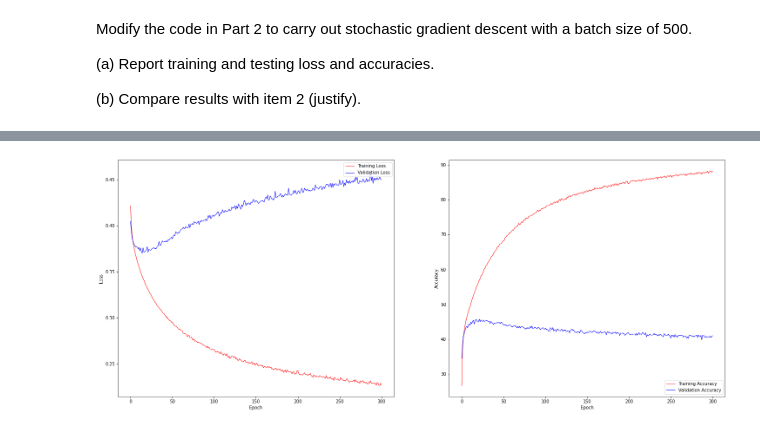
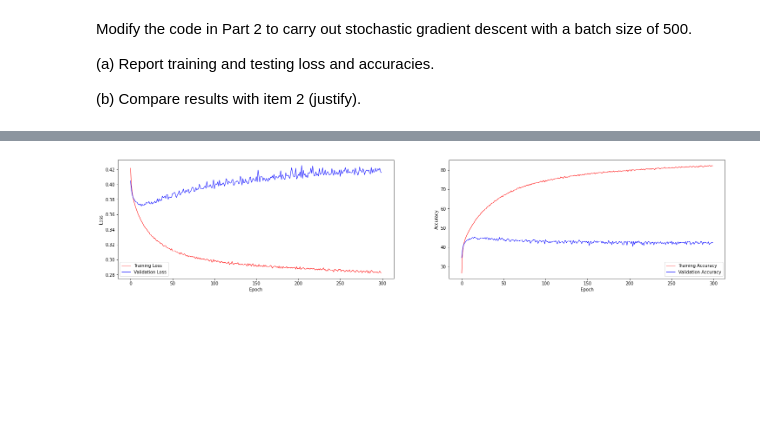
Before and after one commit to Chumsy0725/Image-Processing, a Jupyter notebook: Custom_NN_with_Mini_Batch_Gradient_Descent_Implementation.ipynb, the cells around one changed output, grey strips where cells are left out. Saved outputs shown, nothing was run; the diff lists cells and outputs as text; code cells hidden in the pictures; blank space fills up the shorter version.

```diff
--- a/Custom_NN_with_Mini_Batch_Gradient_Descent_Implementation.ipynb
+++ b/Custom_NN_with_Mini_Batch_Gradient_Descent_Implementation.ipynb
@@ -53,13 +53,14 @@ def MSE_with_reg(y_pred, ground_truth, batch_size,reg, weights):
   loss = 1./(batch_size*2)*np.square(y_pred-ground_truth).sum() + reg/(batch_size*2)*np.sum([np.sum(w*w) for w in weights])
   return loss;
 # %%
-def batching(lst , m):
+def batching(lst , batch_size):
+  """Given a list of indexes and a Batch Size this function returns a list containing Batched Indexes"""
   batched = []
-  for i in range(round(len(lst)/m)):
-    batched.append(lst[i*m:(i+1)*m])
+  for i in range(round(len(lst)/batch_size)):
+    batched.append(lst[i*batch_size:(i+1)*batch_size])
   return batched;
 # %%
-def CustomNNwithMiniBatchSGD(batch_size = 500,val_batch_size=10000, epochs = 300, lr = 0.01, lr_decay = 0.999, reg = 1.2):
+def CustomNNwithMiniBatchSGD(batch_size = 500,val_batch_size=10000, epochs = 300, lr = 0.01, lr_decay = 0.999, reg = 5):
 
   std=1e-5
   w1 = std*np.random.randn(Din, 200)
@@ -77,37 +78,31 @@ def CustomNNwithMiniBatchSGD(batch_size = 500,val_batch_size=10000, epochs = 300
   rng = np.random.default_rng(seed=seed)
   indices = np.arange(Ntr)
   rng.shuffle(indices)
-  batch_indices = batching(indices, batch_size)
+  batch_indices = batching(indices, batch_size) #A Helper function called to batch the given data
 
   for epoch in range(1,epochs+1):
     train_loss_per_iteration = []
     train_acc_per_iteration = []
 
-    for batch_indice in batch_indices:
+    for batch_indice in batch_indices: #Running Through each batch
       x = x_train[batch_indice]
       y = y_train[batch_indice]
 
       h = 1./(1.+np.exp(-(x.dot(w1)+b1)))
       y_pred = h.dot(w2)+b2
-
       train_loss = MSE_with_reg(y_pred,y,batch_size,reg,[w1,w2])
       train_loss_per_iteration.append(train_loss)
       train_acc = find_accuracy(y_pred, y)
       train_acc_per_iteration.append(train_acc)
 
       dy = 1.0/batch_size*(y_pred-y)
-
       dw2 = h.T.dot(dy) + 1./batch_size*reg*w2
       w2 -= lr*dw2
-
       db2 = dy.sum(axis = 0)
       b2 -= lr*db2
-
       dh = dy.dot(w2.T)
-
       dw1 = x.T.dot(dh*h*(1-h)) + 1./batch_size*reg*w1
       w1 -= lr*dw1
-
       db1 = (dh*h*(1-h)).sum(axis =0)
       b1 -= lr*db1
 
@@ -126,8 +121,6 @@ def CustomNNwithMiniBatchSGD(batch_size = 500,val_batch_size=10000, epochs = 300
     train_acc_per_epoch = sum(train_acc_per_iteration)/len(train_acc_per_iteration)
     train_acc_history.append(train_acc_per_epoch)
 
-
-
     if epoch%10 ==0 or epoch == epochs:
       print('Epoch %d/%d: Train Loss: %f, Val Loss: %f,  Training Accuracy: %f, Validation Accuracy: %f'%(epoch, epochs,train_loss_per_epoch, val_loss, train_acc_per_epoch, val_acc))
 
@@ -163,23 +156,23 @@ Average Train Loss: 0.262732, Average Val Loss: 0.420060,  Average Training Accu
 # %%
-fig, axes  = plt.subplots(1,2, sharex='all', sharey='all', figsize=(25,10))
+fig, axes  = plt.subplots(1,2, sharex='all', sharey='all', figsize=(25,5))
 items = {"Training Loss":History[0], "Validation Loss":History[1], "Training Accuracy":History[2], "Validation Accuracy": History[3]}
 
 plt.subplot(1,2,1);
 plt.plot(items['Training Loss'], color ='r', linewidth=1, label ='Training Loss');
 plt.plot(items['Validation Loss'], color ='b', linewidth=1, label = 'Validation Loss');
 plt.xlabel('Epoch');
 plt.ylabel('Loss');
-plt.legend(loc='upper right');
+plt.legend(loc='lower left');
 
 plt.subplot(1,2,2);
 plt.plot(items['Training Accuracy'], color ='r', linewidth=1, label ='Training Accuracy');
 plt.plot(items['Validation Accuracy'], color ='b', linewidth=1, label = 'Validation Accuracy');
 plt.xlabel('Epoch');
 plt.ylabel('Accuracy');
 plt.legend(loc='lower right');
 plt.show()
 # %% [output]
-[figure, old version]
+[figure, new version]
 # %%
 History_1 = CustomNNwithMiniBatchSGD(reg =5.0 , epochs=70)
 # %% [output]
```
Also changed, not shown: parts of 12 cells of this notebook.
